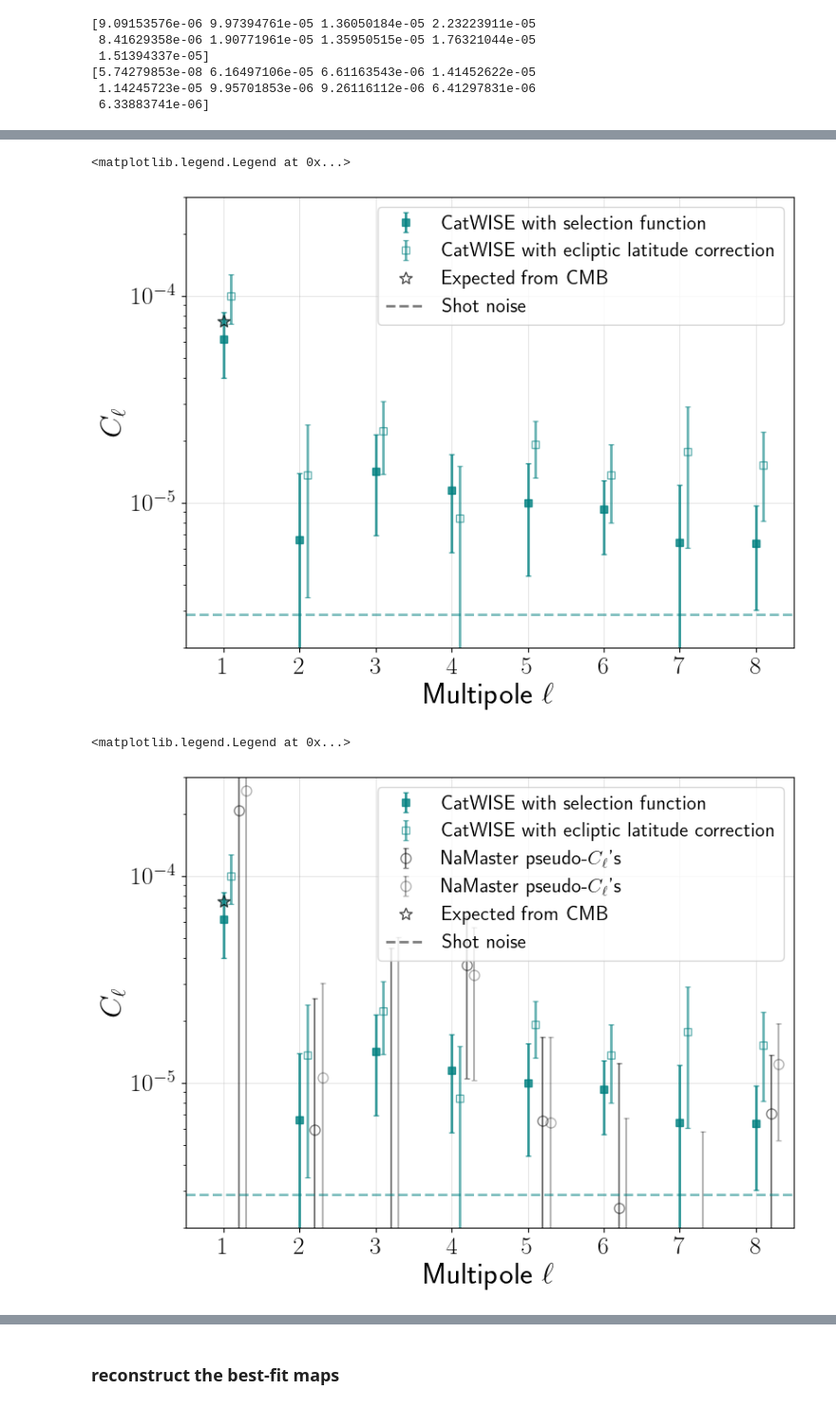
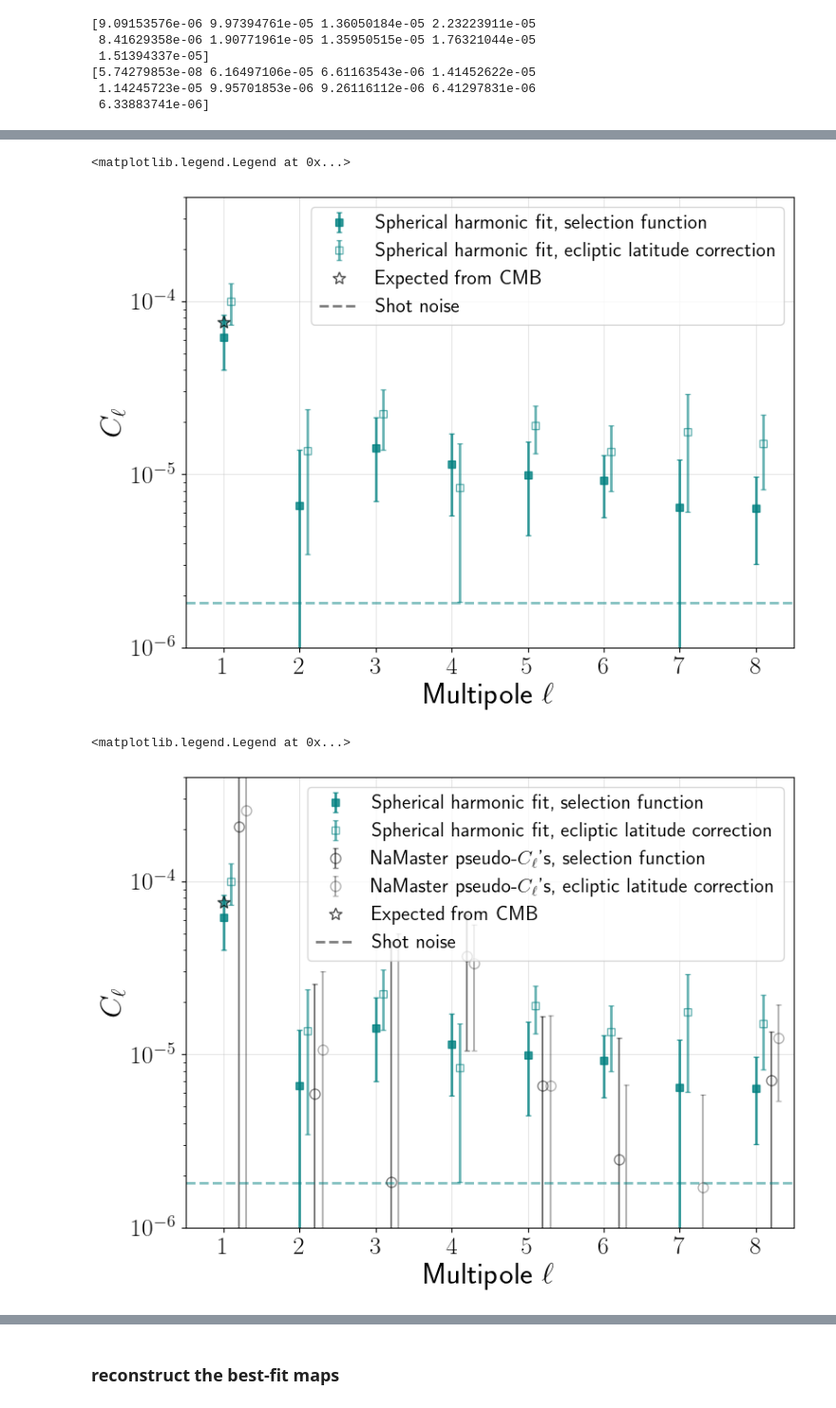
Before and after one commit to abbyw24/lss-dipoles, a Jupyter notebook: notebooks/2024-05-16_plots_for_kate_vksf.ipynb, the cells around one changed output, grey strips where cells are left out. Shown at 95% size. Saved outputs shown, nothing was run; the diff lists cells and outputs as text; code cells hidden in the pictures.

```diff
--- a/notebooks/2024-05-16_plots_for_kate_vksf.ipynb
+++ b/notebooks/2024-05-16_plots_for_kate_vksf.ipynb
@@ -248,9 +253,9 @@ constructing overdensity map
 # at the healpix level:
 
 # load selection function
-selfunc_quaia_full = d_quaia.get_selfunc(os.path.join(selfuncdir_quaia,
+selfunc_quaia = d_quaia.get_selfunc(os.path.join(selfuncdir_quaia,
                                             f'selection_function_NSIDE{d_quaia.NSIDE}_G{d_quaia.maglim}.fits'))
 # overdensity map, corrected by selection function
-overdensity_map_sf_quaia_full = d_quaia.construct_overdensity_map(selfunc=selfunc_quaia_full)
+overdensity_map_sf_quaia = d_quaia.construct_overdensity_map(selfunc=selfunc_quaia)
 # %% [output]
 constructing overdensity map
@@ -267,7 +272,7 @@ constructing overdensity map
 # %%
-# CHOOSE FIDUCIAL QUAIA SELFUNC
-selfunc_quaia = selfunc_quaia_full
-overdensity_map_sf_quaia = overdensity_map_sf_quaia_full
+# # CHOOSE FIDUCIAL QUAIA SELFUNC
+# selfunc_quaia = selfunc_quaia_full
+# overdensity_map_sf_quaia = overdensity_map_sf_quaia_full
 # %%
 # plot
 fig = plt.figure(figsize=(16,3))
@@ -422,3 +423,6 @@ print(noise_catwise_Cell, noise_quaia_Cell)
+# %%
+noise_quaia = noise_quaia_Cell
+noise_catwise = noise_catwise_Cell
 # %% [markdown]
 ## Namaster C_ells
 # %%
@@ -568,8 +556,9 @@ To compute nl_coupled, we need the mean, so we need to go back to the number cou
 NPIX = hp.nside2npix(d_catwise.NSIDE)
 
 # mask_sf is the selection function with the binary mask masked out; d.mask is the binary mask
-mask_sf_catwise_elat = selfunc_catwise_elat.copy()
-#mask_sf_catwise_elat = np.ones(len(map_catwise_elat))
+# using an all-ones selfunc to be closest to what Secrest did
+#mask_sf_catwise_elat = selfunc_catwise_elat.copy()
+mask_sf_catwise_elat = np.ones(len(map_catwise_elat))
 mask_sf_catwise_elat[~d_catwise.mask] = 0.0
 # %%
 # Abby computed the overdensity map with the mean like this
@@ -755,9 +773,9 @@ print(noise_catwise_cross, noise_quaia_cross)
 fig, ax = plt.subplots(figsize=(8,6), tight_layout=True)
 kwargs = dict(ls='None', ms=6, capsize=2, lw=lw)
 ax.errorbar(ells[1:], Cells_sf_catwise[1:], alpha=0.8, yerr=Cells_sf_catwise_std[1:],
-            label='CatWISE with selection function', c=color_catwise, marker='s', **kwargs)
+            label=r'Spherical harmonic fit, selection function', c=color_catwise, marker='s', **kwargs)
 ax.errorbar(ells[1:]+0.1, Cells_catwise[1:], alpha=0.6, yerr=Cells_catwise_std[1:],
-        label='CatWISE with ecliptic latitude correction', c=color_catwise, marker='s', markerfacecolor='None', **kwargs)
+        label='Spherical harmonic fit, ecliptic latitude correction', c=color_catwise, marker='s', markerfacecolor='None', **kwargs)
 
 # expected dipole amplitude
 kwargs = dict(marker='*', ms=10, mec='k', alpha=0.7)
@@ -767,7 +785,7 @@ marker = mpl.lines.Line2D([0],[0], c='None', label='Expected from CMB', **kwargs
 
 # shot noise estimates
 kwargs = dict(ls='--', alpha=0.5, lw=lw)
-ax.axhline(noise_catwise_cross, c=color_catwise, **kwargs)
+ax.axhline(noise_catwise, c=color_catwise, **kwargs)
 # manual label
 line = mpl.lines.Line2D([0], [0], label='Shot noise', c='k', **kwargs)
 
@@ -778,7 +796,7 @@ handles.extend([marker, line])
 ax.semilogy()
 ax.grid(alpha=0.5, lw=lw_grid)
 ax.set_xlim(ells[1:][0] - 0.5, ells[1:][-1] + 0.5)
-ax.set_ylim(2e-6, 3e-4)
+ax.set_ylim(1e-6, 4e-4)
 ax.set_xlabel(r'Multipole $\ell$')
 ax.set_xticks(ells[1:])
 ax.set_ylabel(r'$C_\ell$')
@@ -786,17 +804,16 @@ ax.set_ylabel(r'$C_\ell$')
 ax.legend(loc=1, handles=handles)
 # %% [output]
 <matplotlib.legend.Legend at 0x...>
-[figure, old version]
+[figure, new version]
 # %%
 # plottt
 #  (Cell functions output C_0, but start with C_1 since we're fitting overdensities)
 fig, ax = plt.subplots(figsize=(8,6), tight_layout=True)
 kwargs = dict(ls='None', ms=6, capsize=2, lw=lw)
 ax.errorbar(ells[1:], Cells_sf_catwise[1:], alpha=0.8, yerr=Cells_sf_catwise_std[1:],
-            label='CatWISE with selection function', c=color_catwise, marker='s', **kwargs)
-eb = ax.errorbar(ells[1:]+0.1, Cells_catwise[1:], alpha=0.6, yerr=Cells_catwise_std[1:],
-        label='CatWISE with ecliptic latitude correction', c=color_catwise,
-            marker='s', markerfacecolor='None', **kwargs)
+            label=r'Spherical harmonic fit, selection function', c=color_catwise, marker='s', **kwargs)
+ax.errorbar(ells[1:]+0.1, Cells_catwise[1:], alpha=0.6, yerr=Cells_catwise_std[1:],
+        label='Spherical harmonic fit, ecliptic latitude correction', c=color_catwise, marker='s', markerfacecolor='None', **kwargs)
 #eb[-1][0].set_linestyle('--')
 
 # r'Spherical harmonic fit with regularization'
@@ -804,38 +821,38 @@ eb = ax.errorbar(ells[1:]+0.1, Cells_catwise[1:], alpha=0.6, yerr=Cells_catwise_
 ax.errorbar(leff+0.2, cl_catwise[0], yerr=np.sqrt(np.diag(cv_catwise)),
             color='k', alpha=0.5, marker='o', markersize=8, markerfacecolor='None',
             ls='None', capsize=2,
-            label=r"NaMaster pseudo-$C_\ell$'s")
+            label=r"NaMaster pseudo-$C_\ell$'s, selection function")
 
 ax.errorbar(leff+0.3, cl_catwise_elat[0], yerr=np.sqrt(np.diag(cv_catwise_elat)),
             color='k', alpha=0.3, marker='o', markersize=8, markerfacecolor='None',
             ls='None', capsize=2,
-            label=r"NaMaster pseudo-$C_\ell$'s")
+            label=r"NaMaster pseudo-$C_\ell$'s, ecliptic latitude correction")
 
 # expected dipole amplitude
 kwargs = dict(marker='*', ms=10, mec='k', alpha=0.7)
 ax.plot(1, expected_C1_catwise, c=color_catwise, **kwargs)
 # manual label
 marker = mpl.lines.Line2D([0],[0], c='None', label='Expected from CMB', **kwargs)
 
 # shot noise estimates
 kwargs = dict(ls='--', alpha=0.5, lw=lw)
-ax.axhline(noise_catwise_cross, c=color_catwise, **kwargs)
+ax.axhline(noise_catwise, c=color_catwise, **kwargs)
 # manual label
 line = mpl.lines.Line2D([0], [0], label='Shot noise', c='k', **kwargs)
 
 # add manual symbols to auto legend
 handles, labels = plt.gca().get_legend_handles_labels()
 handles.extend([marker, line])
 
 ax.semilogy()
 ax.grid(alpha=0.5, lw=lw_grid)
 ax.set_xlim(ells[1:][0] - 0.5, ells[1:][-1] + 0.5)
-ax.set_ylim(2e-6, 3e-4)
+ax.set_ylim(1e-6, 4e-4)
 ax.set_xlabel(r'Multipole $\ell$')
 ax.set_xticks(ells[1:])
 ax.set_ylabel(r'$C_\ell$')
 # ax.set_title(r'Angular power $C_\ell$, $0\leq\ell\leq$'f'{max_ell}')
 ax.legend(loc=1, handles=handles)
 # %% [output]
 <matplotlib.legend.Legend at 0x...>
-[figure, old version]
+[figure, new version]
```
Also changed, not shown: parts of 67 cells of this notebook.
